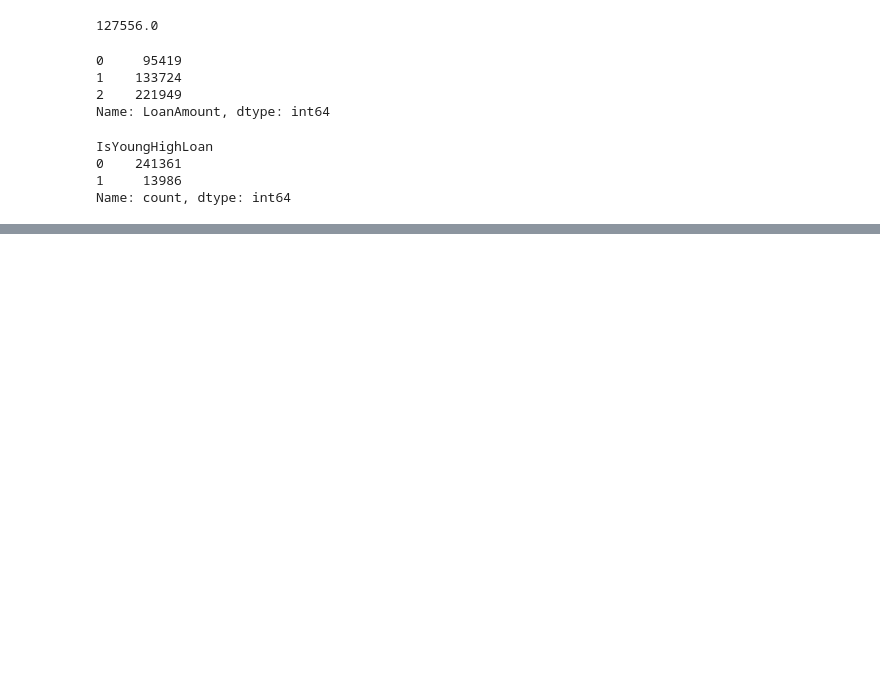
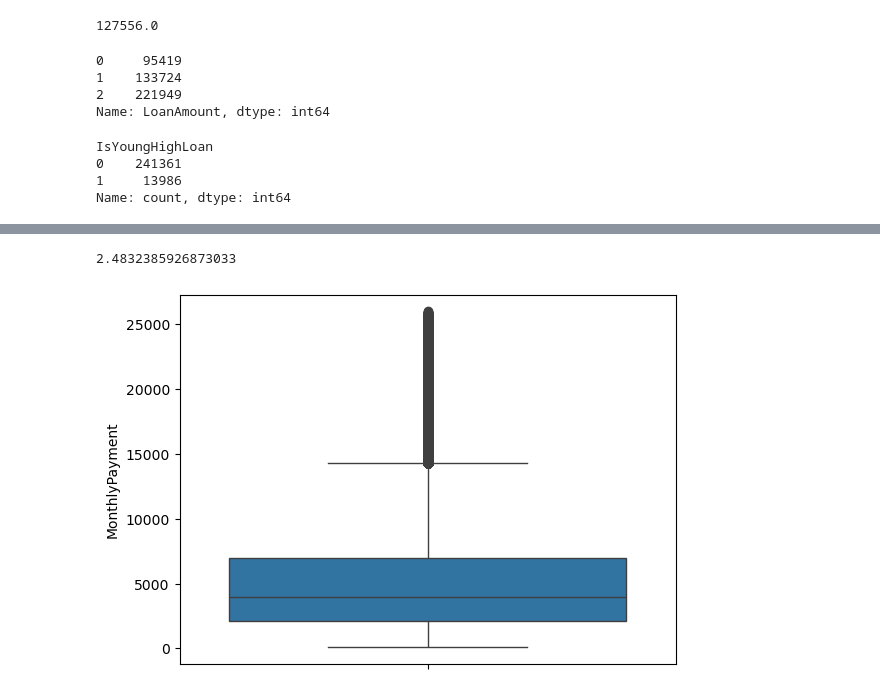
Before and after one commit to Sehajpannu01/loan-risk-fastapi-mlflow, a Jupyter notebook: notebooks/EDA & Data Wrangling.ipynb, the cells around one changed output, grey strips where cells are left out. Cells and saved outputs as stored; diff of their text form; code cells hidden in the pictures; blank space fills up the shorter version.

```diff
--- a/notebooks/EDA & Data Wrangling.ipynb
+++ b/notebooks/EDA & Data Wrangling.ipynb
@@ -207,0 +367,9 @@ Name: count, dtype: int64
+# %%
+data['LtI_log'].max()
+# %% [output]
+2.4832385926873033
+# %%
+sns.boxplot(data['MonthlyPayment'])
+plt.show()
+# %% [output]
+[figure, added]
```
Also changed, not shown: parts of 31 cells of this notebook, 4 other files.
